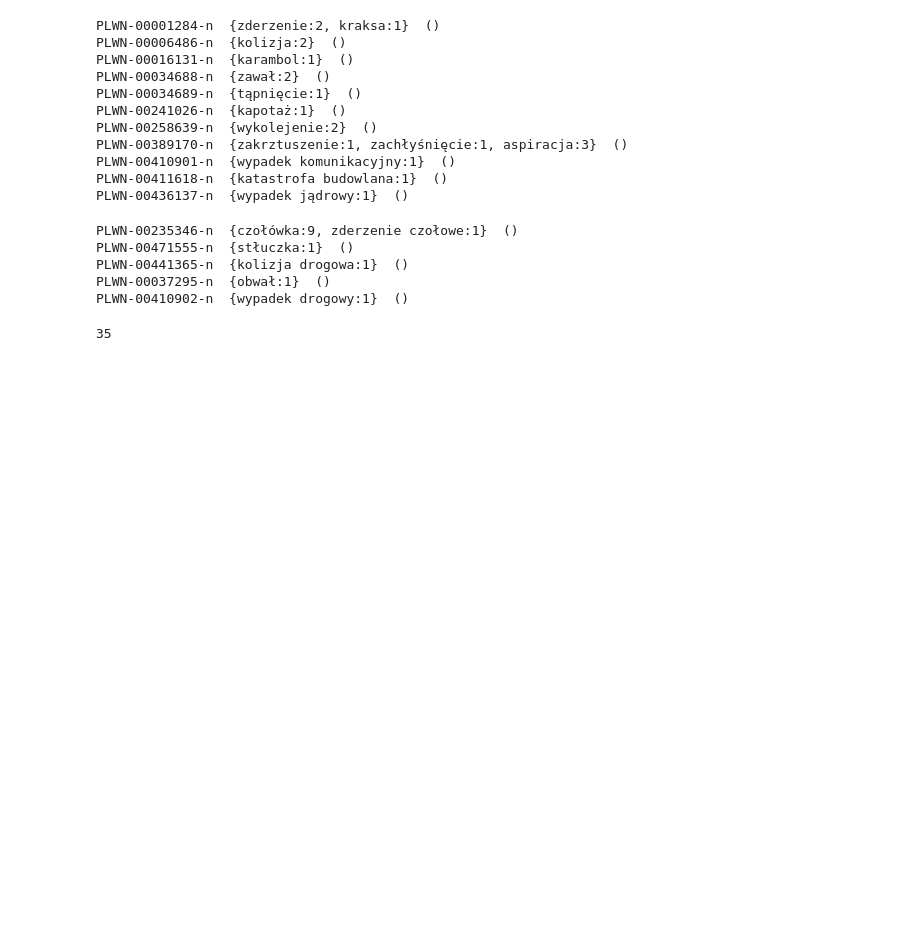
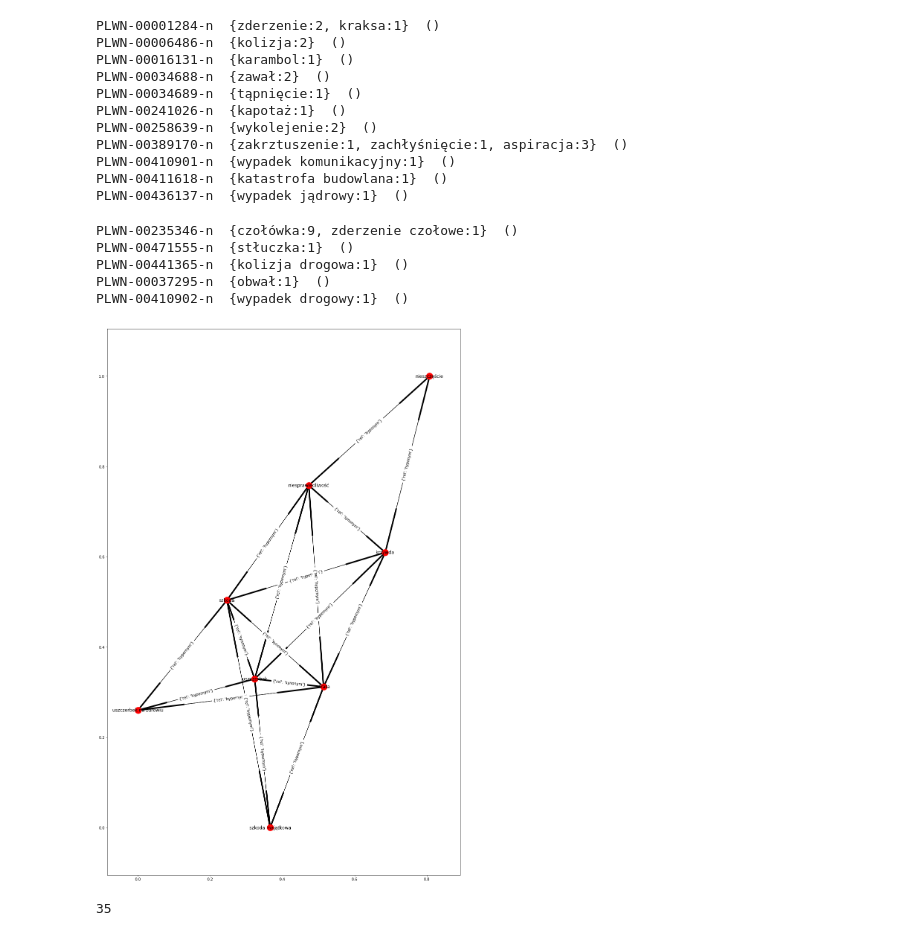
Before and after one commit to bwalkowi/pjn, a Jupyter notebook: pjn_7/wordnet.ipynb, the cells around one changed output. Drawn from its saved outputs; the diff is of its cells as text; code cells hidden in the pictures; blank space fills up the shorter version.

```diff
--- a/pjn_7/wordnet.ipynb
+++ b/pjn_7/wordnet.ipynb
@@ -108 +84,84 @@ G2 = [
+# %%
+# Przedstaw w postaci grafu skierowanego (z etykietami dla krawędzi) relacje semantyczne
+# pomiędzy następującymi grupami leksemów:
+from collections import defaultdict
+from itertools import combinations
+
+import networkx as nx
+import numpy as np
+import matplotlib.pyplot as plt
+
+
+POS = 'n'
+
+G1 = [
+    ('szkoda', 2),
+    ('strata', 1),
+    ('uszczerbek', 1),
+    ('szkoda majątkowa', 1),
+    ('uszczerbek na zdrowiu', 1),
+    ('krzywda', 1),
+    ('niesprawiedliwość', 1),
+    ('nieszczęście', 2)
+]
+
+G2 = [
+    ('wypadek', 1),
+    ('wypadek komunikacyjny', 1),
+    ('kolizja', 2),
+    ('zderzenie', 2),
+    ('kolizja drogowa', 1),
+#    ('bezkolizyjny', 2),
+    ('katastrofa budowlana', 1),
+    ('wypadek drogowy', 1)
+]
+
+# print(QUERY.lookUpSense('bezkolizyjny', 2, 'a'))
+
+
+def find_connections(lexems):
+    synsets = defaultdict(list)
+    for literal, sense_num in lexems:
+        synset = QUERY.lookUpSense(literal, sense_num, POS)
+        synsets[synset.wnid].append(literal)
+
+    synset_relations = []
+    for synset_id in synsets:
+        for other_synset_id, rel in QUERY.dat(POS)[synset_id].ilrs:
+            if other_synset_id in synsets:
+                synset_relations.append((synset_id, other_synset_id, rel))
+#                 synset_relations.append((tuple(synsets[synset_id]),
+#                                          tuple(synsets[other_synset_id]),
+#                                          rel))
+#    return synset_relations
+#    print(synset_relations)
+#
+    relations = []
+    for literals in synsets.values():
+        for literal1, literal2 in combinations(literals, 2):
+            relations.extend([(literal1, literal2, 'synonym'),
+                              (literal2, literal1, 'synonym')])
+
+    for synset_id, other_synset_id, rel in synset_relations:
+        for literal1 in synsets[synset_id]:
+            for literal2 in synsets[other_synset_id]:
+                relations.append((literal1, literal2, rel))
+    return relations
+
+
+def draw_graph(edges):
+    G = nx.DiGraph()
+    for literal1, literal2, rel in edges:
+        G.add_edge(literal1, literal2, rel=rel)
+    tmp = nx.spring_layout(G)
+    nx.draw_networkx(G, pos=tmp)
+    nx.draw_networkx_edge_labels(G, pos=tmp)
+
+
+%matplotlib inline
+plt.figure(figsize=(17,27))
+draw_graph(find_connections(G1))
+#draw_graph(find_connections(G2))
+# %% [output]
+[figure, added]
 # %%
```
Also changed, not shown: parts of 3 cells of this notebook.
